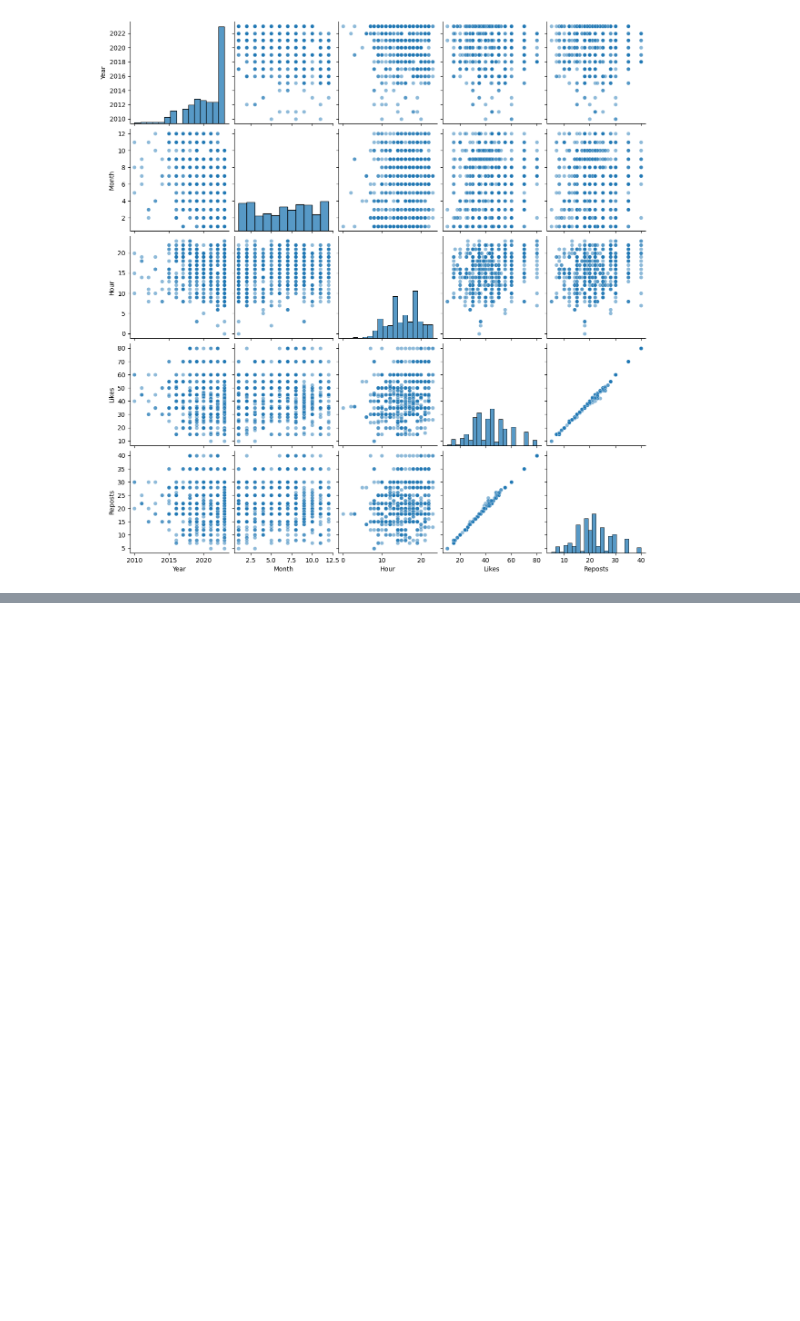
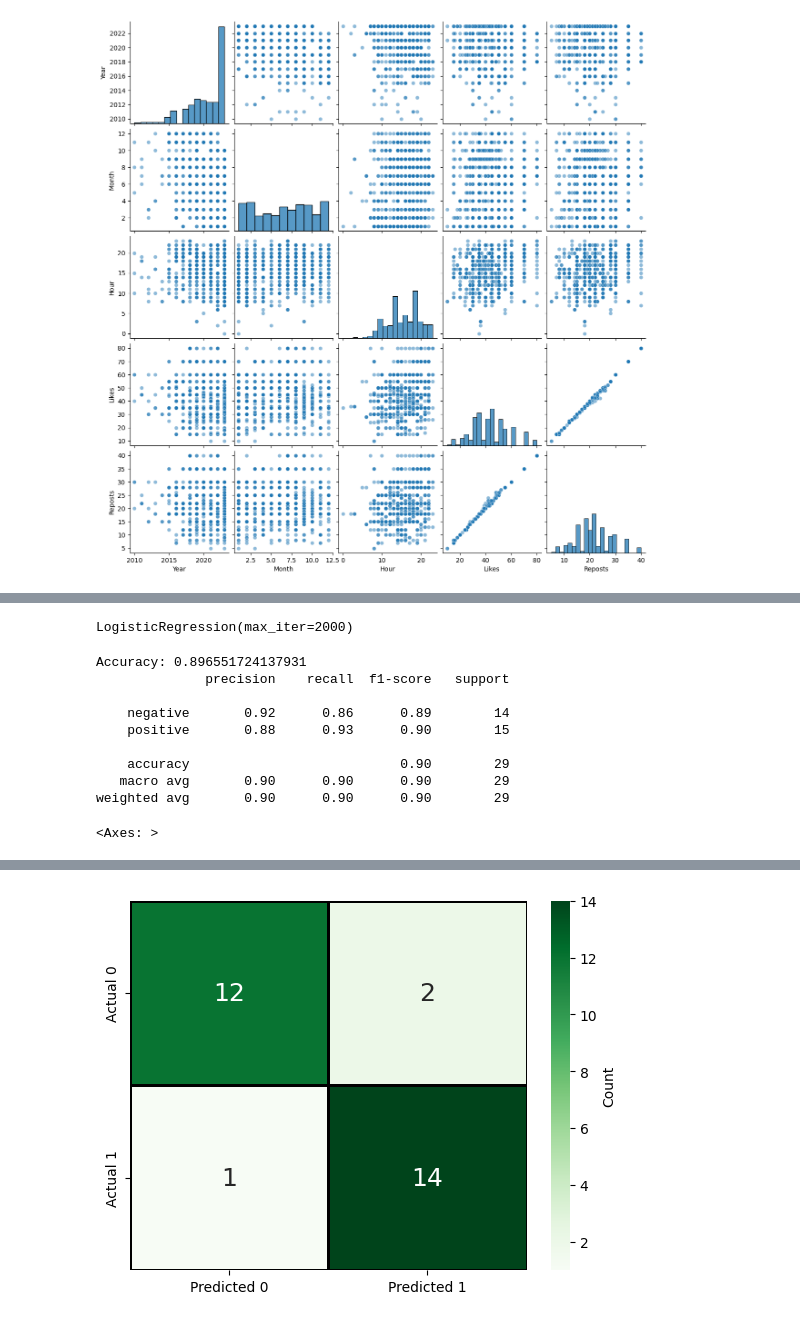
Before and after one commit to ejc9378/DataPoints-DS-Bootcamp-Fall-2025, a Jupyter notebook: Notebook.ipynb, the cells around one changed output, grey strips where cells are left out. Saved outputs shown, nothing was run; the diff lists cells and outputs as text; code cells hidden in the pictures; blank space fills up the shorter version.

```diff
--- a/Notebook.ipynb
+++ b/Notebook.ipynb
@@ -269,3 +269,71 @@ sns.pairplot(df, vars=['Year', 'Month', 'Hour', 'Likes', 'Reposts'], plot_kws={'
 # %% [output]
 <seaborn.axisgrid.PairGrid at 0x...>
 [figure]
+# %%
+from sklearn.model_selection import train_test_split
+from sklearn.feature_extraction.text import TfidfVectorizer
+from sklearn.linear_model import LogisticRegression
+from sklearn.metrics import accuracy_score, classification_report, confusion_matrix
+
+df_train = df.copy()
+positive_labels = ["positive", "happy", "heartwarming", "serenity"]
+negative_labels = ["negative", "sad", "despair", "frustrated", "hate", "loneliness", "grief", "disgust", "resentment", "regret", "jealous"]
+
+def map_sentiment(s):
+    s = str(s).lower()
+    if s in positive_labels:
+        return "positive"
+    if s in negative_labels:
+        return "negative"
+    return None
+
+df_train["Sent_Binary"] = df_train["Sentiment"].apply(map_sentiment)
+df_train = df_train.dropna(subset=["Sent_Binary"])
+
+print(df_train["Sent_Binary"].value_counts())
+
+X = df_train["Text"]
+y = df_train["Sent_Binary"]
+
+X_train, X_test, y_train, y_test = train_test_split(
+    X, y, test_size=0.2, random_state=42, stratify=y
+)
+
+# TF-IDF Vectorizer
+vectorizer = TfidfVectorizer(
+    stop_words="english",
+    max_features=15000,
+    ngram_range=(1, 2)  # unigrams + bigrams
+)
+
+X_train_tfidf = vectorizer.fit_transform(X_train)
+X_test_tfidf = vectorizer.transform(X_test)
+
+# Train Logistic Regression
+model = LogisticRegression(max_iter=2000)
+model.fit(X_train_tfidf, y_train)
+
+# Metrics/Evaluation
+y_pred = model.predict(X_test_tfidf)
+
+print("Accuracy:", accuracy_score(y_test, y_pred))
+print(classification_report(y_test, y_pred))
+
+conf_matrix = confusion_matrix(y_test, y_pred)
+sns.heatmap(conf_matrix, annot=True, fmt='d', cmap='Greens',
+            xticklabels=['Predicted 0', 'Predicted 1'],
+            yticklabels=['Actual 0', 'Actual 1'],
+            cbar_kws={'label': 'Count'},
+            linewidths=2, linecolor='black', annot_kws={"size": 18})
+
+def text_sentiment(text):
+    X_new = vectorizer.transform([text])
+    return model.predict(X_new)[0]
+
+# print(text_sentiment("In the gallery of broken promises, each shattered vow framed, a painful exhibition."))
+
+# Apply to original dataframe
+X_all = vectorizer.transform(df["Text"])
+df["Predicted Sentiment"] = model.predict(X_all)
+df.sample(10)
+# %% [output]
@@ -271,0 +344,11 @@ sns.pairplot(df, vars=['Year', 'Month', 'Hour', 'Likes', 'Reposts'], plot_kws={'
+LogisticRegression(max_iter=2000)
+Accuracy: 0.896551724137931
+              precision    recall  f1-score   support
+
+    negative       0.92      0.86      0.89        14
+    positive       0.88      0.93      0.90        15
+
+    accuracy                           0.90        29
+   macro avg       0.90      0.90      0.90        29
+weighted avg       0.90      0.90      0.90        29
+<Axes: >
@@ -271,0 +366 @@ sns.pairplot(df, vars=['Year', 'Month', 'Hour', 'Likes', 'Reposts'], plot_kws={'
+[figure, added]
```
Also changed, not shown: parts of 7 cells of this notebook.
